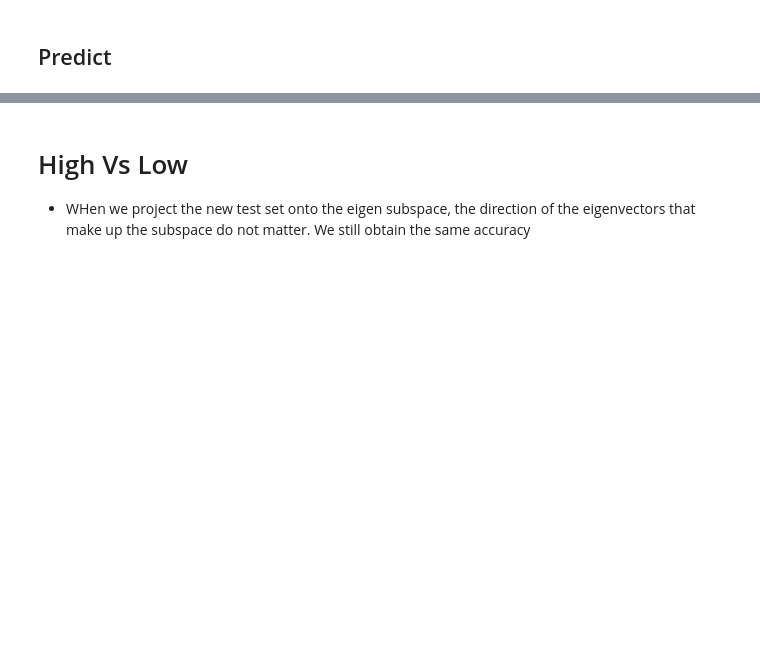
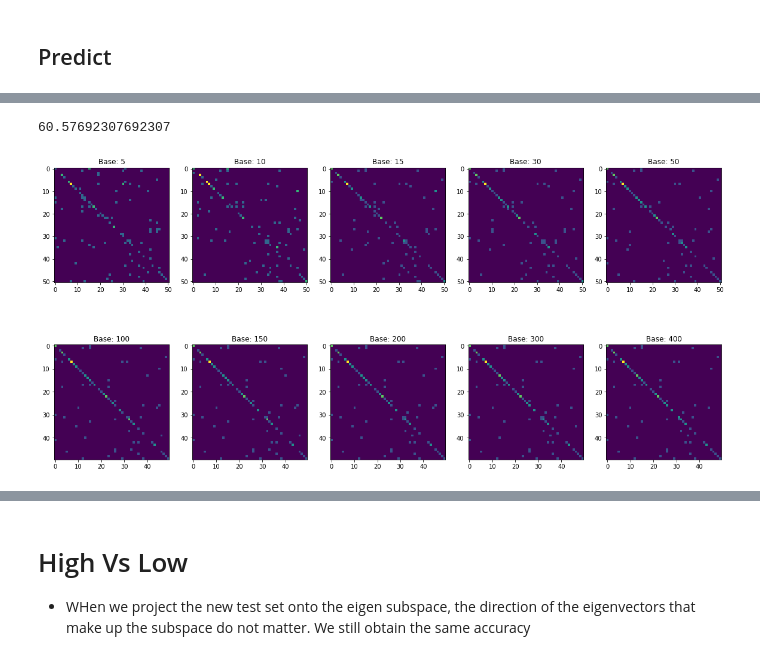
Before and after one commit to zl6114/pattern-recognition-18, a Jupyter notebook: Q1 Final.ipynb, the cells around one changed output, grey strips where cells are left out. Drawn from its saved outputs; the diff is of its cells as text; code cells hidden in the pictures; blank space fills up the shorter version.

```diff
--- a/Q1 Final.ipynb
+++ b/Q1 Final.ipynb
@@ -201,7 +223,7 @@ ___
 from sklearn.neighbors import KNeighborsClassifier
 from sklearn.metrics import confusion_matrix
 # %%
-M_Vectors = 100
+M_Vectors = 415
 
 # Select eigenvector base to use
 KNN_eigen_vectors = np.asarray( [ pair[ 1 ] for pair in ld_eig_pairs_higher ][ : M_Vectors ] )
@@ -272,0 +299,39 @@ Accuracy: 58.65384615384615 %
+# %%
+from sklearn.metrics import confusion_matrix
+
+M_Vectors = 400
+
+bases = [ 5, 10, 15, 30, 50, 100, 150, 200, 300, 400 ]
+accuracy = []
+
+fig = plt.figure( figsize = ( 20, 10 ) )
+count = 0
+
+for base in bases:
+    # Select eigenvector base to use
+    KNN_eigen_vectors = np.asarray( [ pair[ 1 ] for pair in ld_eig_pairs_higher ][ : base ] )
+    X = np.dot( train_set.T, KNN_eigen_vectors.T ) # Project Training Data onto Subspace
+
+    X_test = np.dot( test_set.T, KNN_eigen_vectors.T)
+
+    KNN.fit( X, Y )
+
+    Y_test_predicted = KNN.predict( X_test )
+
+    Accuracy = ( np.sum( Y_test_predicted == Y_test ) / Y_test.shape[ 0 ] * 100 )
+
+    accuracy.append(Accuracy)
+
+    cm = confusion_matrix( Y_test, Y_test_predicted )
+
+    a = fig.add_subplot( 2, 5, count + 1 )
+    count += 1
+    a.set_title( 'Base: {}'.format(base))
+
+    plt.imshow( cm )
+
+
+accuracy[ 9 ]
+# %% [output]
+60.57692307692307
+[figure, added]
```
Also changed, not shown: parts of 18 cells of this notebook, 6 other files.
